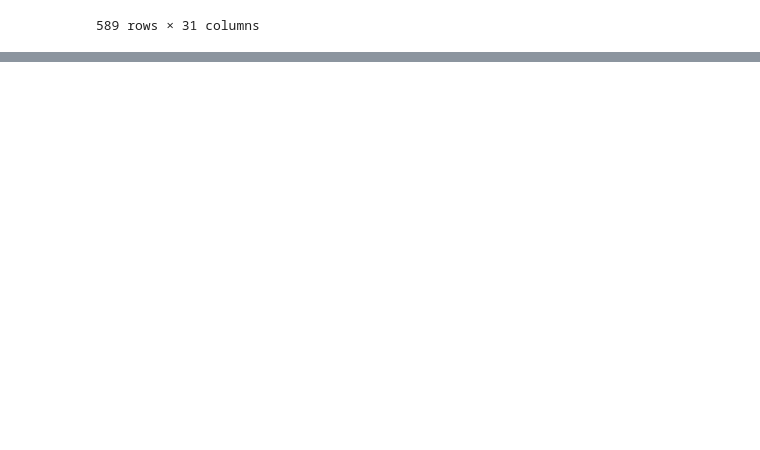
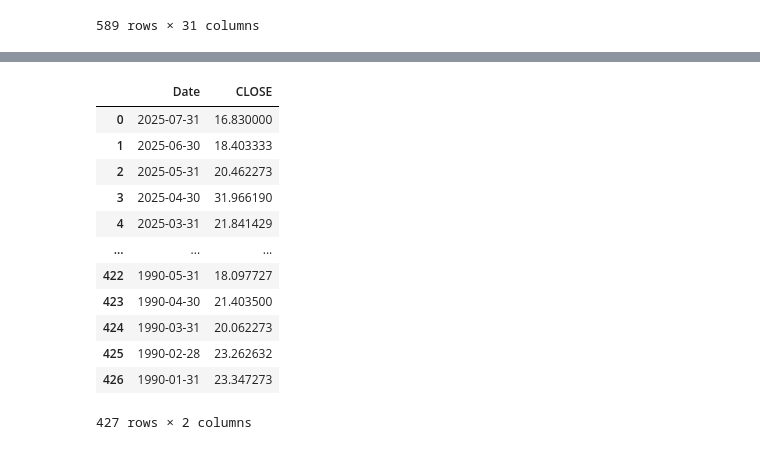
Before and after one commit to aizudeen11/cfm-nlp, a Jupyter notebook: to_gsheet/main.ipynb, the cells around one changed output, grey strips where cells are left out. Drawn from its saved outputs; the diff is of its cells as text; code cells hidden in the pictures; blank space fills up the shorter version.

```diff
--- a/to_gsheet/main.ipynb
+++ b/to_gsheet/main.ipynb
@@ -669,3 +590,27 @@ VN IMF BOP Annual.xlsx
+# %%
+df = pd.read_excel(
+    r"C:\Users\AhmadAizudeen\OneDrive - The SOUTH-EAST ASIAN CENTRAL BANKS (SEACEN) RESEARCH AND TRAINING\Desktop\NLP Project\download zip\VIX_History.xlsx",
+    sheet_name=1,
+)
+df["Date"] = df["Month"].astype(str) + "-" + df["Year"].astype(str)
+df["Date"] = pd.to_datetime(df["Date"]) + pd.offsets.MonthEnd(0)
+df = df.rename(columns={"avg(CLOSE)": "CLOSE"})
+df = df[["Date", "CLOSE"]]  # .iloc#[::-1]#[360:]
+df
+# %% [output]
+|  | Date | CLOSE |
+| 0 | 2025-07-31 | 16.830000 |
+| 1 | 2025-06-30 | 18.403333 |
+| 2 | 2025-05-31 | 20.462273 |
+| 3 | 2025-04-30 | 31.966190 |
+| 4 | 2025-03-31 | 21.841429 |
+| ... | ... | ... |
+| 422 | 1990-05-31 | 18.097727 |
+| 423 | 1990-04-30 | 21.403500 |
+| 424 | 1990-03-31 | 20.062273 |
+| 425 | 1990-02-28 | 23.262632 |
+| 426 | 1990-01-31 | 23.347273 |
+427 rows × 2 columns
 # %%
 df_all_annual_2
 # %% [output]
```
Also changed, not shown: parts of 1 cell of this notebook, 2 other files.
